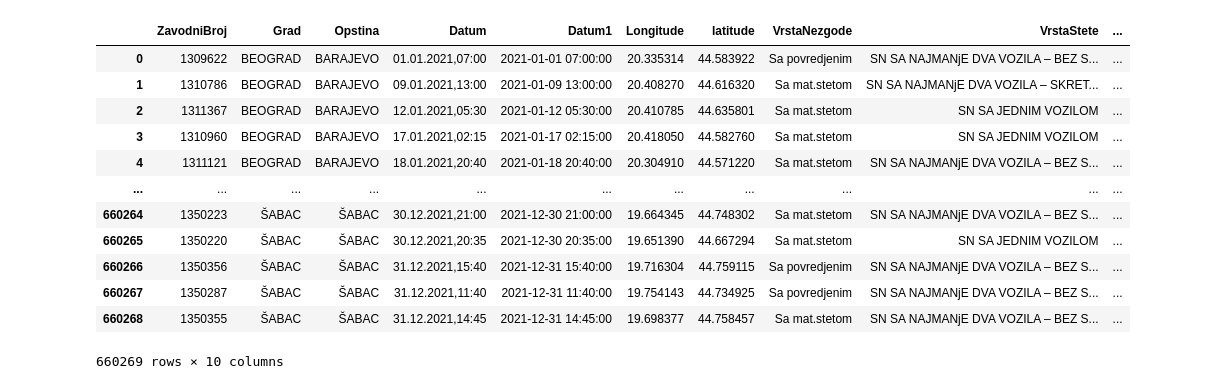
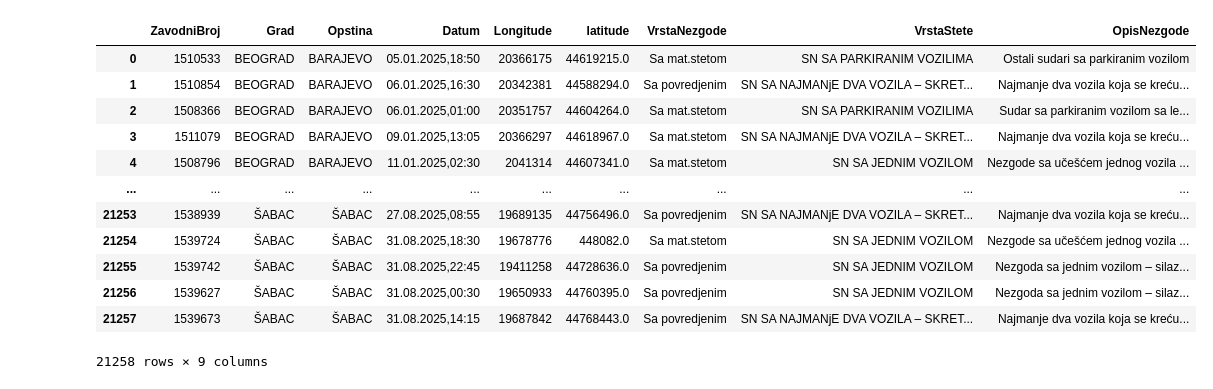
Before and after one commit to z8in/car_accidents_2021_jupiter_notebook, a Jupyter notebook: data_clean.ipynb, the cells around one changed output. Drawn from its saved outputs; the diff is of its cells as text; code cells hidden in the pictures.

```diff
--- a/data_clean.ipynb
+++ b/data_clean.ipynb
@@ -3,21 +5,21 @@ import pandas as pd
 # %%
 # opening of dataset
-dataset = pd.read_excel("SaobracajneNezgode2021.xlsx", header=0)
+dataset = pd.read_excel("nez-opendata-20259-20250925.xlsx", header=0)
 dataset
 # %% [output]
-|  | ZavodniBroj | Grad | Opstina | Datum | Datum1 | Longitude | latitude | VrstaNezgode | VrstaStete | ... |
-| 0 | 1309622 | BEOGRAD | BARAJEVO | 01.01.2021,07:00 | 2021-01-01 07:00:00 | 20.335314 | 44.583922 | Sa povredjenim | SN SA NAJMANjE DVA VOZILA – BEZ S... | ... |
-| 1 | 1310786 | BEOGRAD | BARAJEVO | 09.01.2021,13:00 | 2021-01-09 13:00:00 | 20.408270 | 44.616320 | Sa mat.stetom | SN SA NAJMANjE DVA VOZILA – SKRET... | ... |
-| 2 | 1311367 | BEOGRAD | BARAJEVO | 12.01.2021,05:30 | 2021-01-12 05:30:00 | 20.410785 | 44.635801 | Sa mat.stetom | SN SA JEDNIM VOZILOM | ... |
-| 3 | 1310960 | BEOGRAD | BARAJEVO | 17.01.2021,02:15 | 2021-01-17 02:15:00 | 20.418050 | 44.582760 | Sa mat.stetom | SN SA JEDNIM VOZILOM | ... |
-| 4 | 1311121 | BEOGRAD | BARAJEVO | 18.01.2021,20:40 | 2021-01-18 20:40:00 | 20.304910 | 44.571220 | Sa mat.stetom | SN SA NAJMANjE DVA VOZILA – BEZ S... | ... |
-| ... | ... | ... | ... | ... | ... | ... | ... | ... | ... | ... |
-| 660264 | 1350223 | ŠABAC | ŠABAC | 30.12.2021,21:00 | 2021-12-30 21:00:00 | 19.664345 | 44.748302 | Sa mat.stetom | SN SA NAJMANjE DVA VOZILA – BEZ S... | ... |
-| 660265 | 1350220 | ŠABAC | ŠABAC | 30.12.2021,20:35 | 2021-12-30 20:35:00 | 19.651390 | 44.667294 | Sa mat.stetom | SN SA JEDNIM VOZILOM | ... |
-| 660266 | 1350356 | ŠABAC | ŠABAC | 31.12.2021,15:40 | 2021-12-31 15:40:00 | 19.716304 | 44.759115 | Sa povredjenim | SN SA NAJMANjE DVA VOZILA – BEZ S... | ... |
-| 660267 | 1350287 | ŠABAC | ŠABAC | 31.12.2021,11:40 | 2021-12-31 11:40:00 | 19.754143 | 44.734925 | Sa povredjenim | SN SA NAJMANjE DVA VOZILA – BEZ S... | ... |
-| 660268 | 1350355 | ŠABAC | ŠABAC | 31.12.2021,14:45 | 2021-12-31 14:45:00 | 19.698377 | 44.758457 | Sa mat.stetom | SN SA NAJMANjE DVA VOZILA – BEZ S... | ... |
+|  | ZavodniBroj | Grad | Opstina | Datum | Longitude | latitude | VrstaNezgode | VrstaStete | OpisNezgode |
+| 0 | 1510533 | BEOGRAD | BARAJEVO | 05.01.2025,18:50 | 20366175 | 44619215.0 | Sa mat.stetom | SN SA PARKIRANIM VOZILIMA | Ostali sudari sa parkiranim vozilom |
+| 1 | 1510854 | BEOGRAD | BARAJEVO | 06.01.2025,16:30 | 20342381 | 44588294.0 | Sa povredjenim | SN SA NAJMANjE DVA VOZILA – SKRET... | Najmanje dva vozila koja se kreću... |
+| 2 | 1508366 | BEOGRAD | BARAJEVO | 06.01.2025,01:00 | 20351757 | 44604264.0 | Sa mat.stetom | SN SA PARKIRANIM VOZILIMA | Sudar sa parkiranim vozilom sa le... |
+| 3 | 1511079 | BEOGRAD | BARAJEVO | 09.01.2025,13:05 | 20366297 | 44618967.0 | Sa mat.stetom | SN SA NAJMANjE DVA VOZILA – SKRET... | Najmanje dva vozila koja se kreću... |
+| 4 | 1508796 | BEOGRAD | BARAJEVO | 11.01.2025,02:30 | 2041314 | 44607341.0 | Sa mat.stetom | SN SA JEDNIM VOZILOM | Nezgode sa učešćem jednog vozila ... |
+| ... | ... | ... | ... | ... | ... | ... | ... | ... | ... |
+| 21253 | 1538939 | ŠABAC | ŠABAC | 27.08.2025,08:55 | 19689135 | 44756496.0 | Sa povredjenim | SN SA NAJMANjE DVA VOZILA – SKRET... | Najmanje dva vozila koja se kreću... |
+| 21254 | 1539724 | ŠABAC | ŠABAC | 31.08.2025,18:30 | 19678776 | 448082.0 | Sa mat.stetom | SN SA JEDNIM VOZILOM | Nezgode sa učešćem jednog vozila ... |
+| 21255 | 1539742 | ŠABAC | ŠABAC | 31.08.2025,22:45 | 19411258 | 44728636.0 | Sa povredjenim | SN SA JEDNIM VOZILOM | Nezgoda sa jednim vozilom – silaz... |
+| 21256 | 1539627 | ŠABAC | ŠABAC | 31.08.2025,00:30 | 19650933 | 44760395.0 | Sa povredjenim | SN SA JEDNIM VOZILOM | Nezgoda sa jednim vozilom – silaz... |
+| 21257 | 1539673 | ŠABAC | ŠABAC | 31.08.2025,14:15 | 19687842 | 44768443.0 | Sa povredjenim | SN SA NAJMANjE DVA VOZILA – SKRET... | Najmanje dva vozila koja se kreću... |
-660269 rows × 10 columns
+21258 rows × 9 columns
 # %%
 # Renaming and dropping unnecessary columns and creating a copy of original dataset
 working_set = dataset.copy()
```
Also changed, not shown: parts of 14 cells of this notebook, 2 other files.
